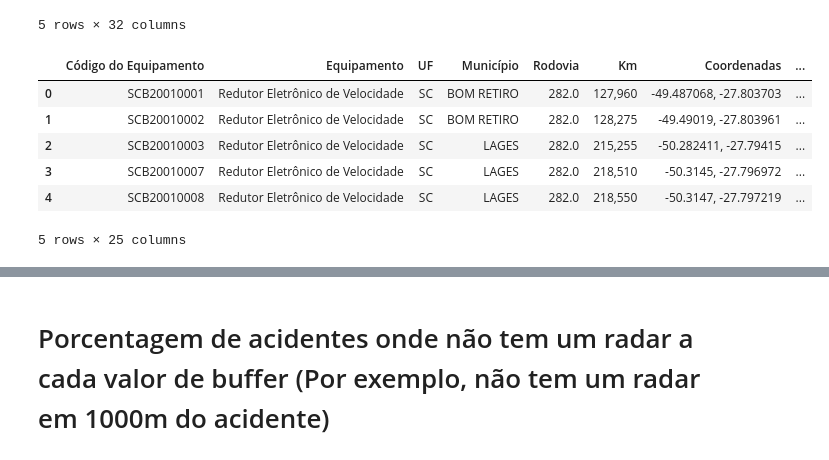
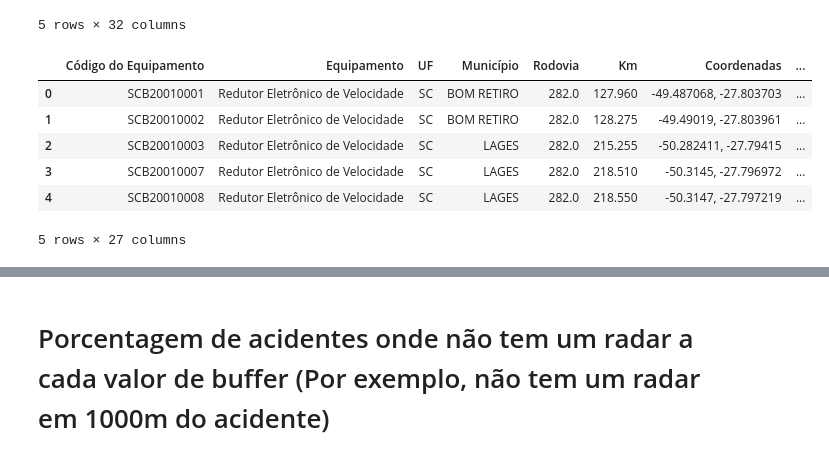
Before and after one commit to adrianop/dataScience, a Jupyter notebook: analise espacial/3 - abordagem_com_radares.ipynb, the cells around one changed output, grey strips where cells are left out. Saved outputs shown, nothing was run; the diff lists cells and outputs as text; code cells hidden in the pictures.

```diff
--- a/analise espacial/3 - abordagem_com_radares.ipynb
+++ b/analise espacial/3 - abordagem_com_radares.ipynb
@@ -7,7 +7,7 @@ from shapely.geometry import Point
 # %%
 ufs = ['RS', 'SC', 'PR']
 # %%
-df_antt = pd.read_csv("../dados/loc_radar/antt.csv", encoding="latin1", sep=";")
+df_antt = pd.read_excel("../dados/loc_radar/radares_antt_com_data.xlsx")
 df_antt.head()
 # %% [output]
 |  | concessionaria | ano_do_pnv_snv | tipo_de_radar | rodovia | uf | km_m | municipio | tipo_pista | ... |
@@ -19,10 +19,12 @@ df_antt.head()
 # %%
 df_antt = df_antt.dropna(subset=['latitude', 'longitude'])
-df_antt['latitude'] = df_antt['latitude'].str.replace(',', '.')
-df_antt['longitude'] = df_antt['longitude'].str.replace(',', '.')
+#df_antt['latitude'] = df_antt['latitude'].str.replace(',', '.')
+#df_antt['longitude'] = df_antt['longitude'].str.replace(',', '.')
 
 df_antt['latitude'] = pd.to_numeric(df_antt['latitude'], errors='coerce')
 df_antt['longitude'] = pd.to_numeric(df_antt['longitude'], errors='coerce')
+df_antt["ativacao_mes"] = df_antt["ativacao_mes"].astype("Int64")
+df_antt["ativacao_ano"] = df_antt["ativacao_ano"].astype("Int64")
 df_antt = df_antt[df_antt['uf'].isin(ufs)]
 
 df_antt = df_antt.dropna(subset=['latitude'])
@@ -39,5 +41,5 @@ df_antt.head()
 # %%
-df_dnit = pd.read_excel("../dados/loc_radar/dnit.xlsx")
+df_dnit = pd.read_excel("../dados/loc_radar/radares_dnit_com data.xlsx")
 df_dnit.head()
 # %% [output]
 |  | Código do Equipamento | Equipamento | UF | Município | Rodovia | Km | Coordenadas | ... |
@@ -195,19 +197,19 @@ radares = df_radares.to_crs(epsg=31982)
 acidentes = df_2025_ocorrencia.to_crs(epsg=31982)
 # %%
 radares_buffer = radares.copy()
-radares_buffer['geometry'] = radares_buffer.geometry.buffer(5000)  # 2000 metros ao redor de cada radar
+radares_buffer['geometry'] = radares_buffer.geometry.buffer(500)  # 2000 metros ao redor de cada radar
 
 # Agora faz o join dos acidentes que estão dentro do buffer
 acidentes_proximos = gpd.sjoin(acidentes, radares_buffer, how='left', predicate='within')
 radares_buffer.head()
 # %% [output]
 |  | Código do Equipamento | Equipamento | UF | Município | Rodovia | Km | Coordenadas | ... |
-| 0 | SCB20010001 | Redutor Eletrônico de Velocidade | SC | BOM RETIRO | 282.0 | 127,960 | -49.487068, -27.803703 | ... |
-| 1 | SCB20010002 | Redutor Eletrônico de Velocidade | SC | BOM RETIRO | 282.0 | 128,275 | -49.49019, -27.803961 | ... |
-| 2 | SCB20010003 | Redutor Eletrônico de Velocidade | SC | LAGES | 282.0 | 215,255 | -50.282411, -27.79415 | ... |
-| 3 | SCB20010007 | Redutor Eletrônico de Velocidade | SC | LAGES | 282.0 | 218,510 | -50.3145, -27.796972 | ... |
-| 4 | SCB20010008 | Redutor Eletrônico de Velocidade | SC | LAGES | 282.0 | 218,550 | -50.3147, -27.797219 | ... |
+| 0 | SCB20010001 | Redutor Eletrônico de Velocidade | SC | BOM RETIRO | 282.0 | 127.960 | -49.487068, -27.803703 | ... |
+| 1 | SCB20010002 | Redutor Eletrônico de Velocidade | SC | BOM RETIRO | 282.0 | 128.275 | -49.49019, -27.803961 | ... |
+| 2 | SCB20010003 | Redutor Eletrônico de Velocidade | SC | LAGES | 282.0 | 215.255 | -50.282411, -27.79415 | ... |
+| 3 | SCB20010007 | Redutor Eletrônico de Velocidade | SC | LAGES | 282.0 | 218.510 | -50.3145, -27.796972 | ... |
+| 4 | SCB20010008 | Redutor Eletrônico de Velocidade | SC | LAGES | 282.0 | 218.550 | -50.3147, -27.797219 | ... |
-5 rows × 25 columns
+5 rows × 27 columns
 # %%
 pd.set_option('display.max_columns', None)
 acidentes_proximos.head()
```
Also changed, not shown: parts of 19 cells of this notebook, 2 other files.
